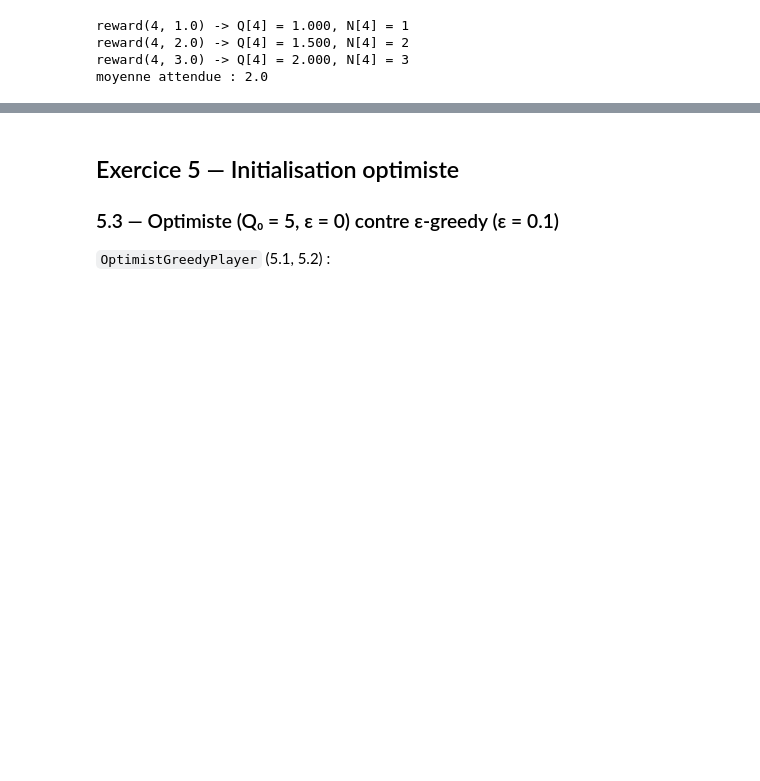
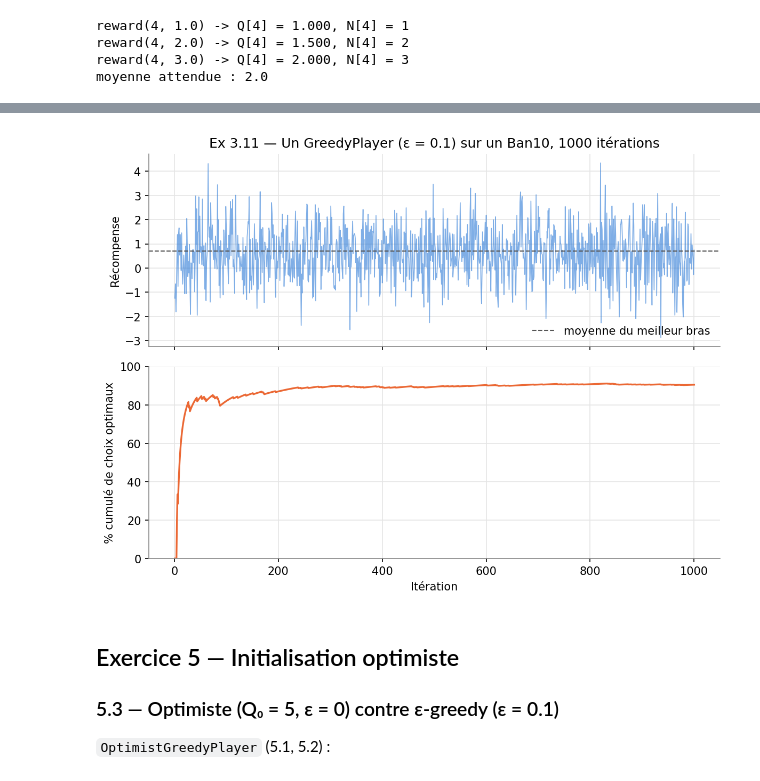
Before and after one commit to ElSyna/M2-T1-ML-Bandit-Manchot, a Jupyter notebook: tp_bandit.ipynb, the cells around one changed output, grey strips where cells are left out. Cells and saved outputs as stored; diff of their text form; code cells hidden in the pictures; blank space fills up the shorter version.

Commit message:
Partie Icham

```diff
--- a/tp_bandit.ipynb
+++ b/tp_bandit.ipynb
@@ -240,0 +253,26 @@ moyenne attendue : 2.0
+# %%
+def play_one_run(player, ban, steps=1000, verbose=True):
+    rewards, optimal = [], []
+    for t in range(1, steps + 1):
+        action = player.get_action()          # le joueur choisit un levier
+        value = ban.play(action)              # le Ban10 renvoie la récompense
+        player.reward(action, value)          # le joueur met à jour Q et N
+        is_optimal = action == ban.best_action
+        rewards.append(value)
+        optimal.append(is_optimal)
+        if verbose and (t <= 10 or t > steps - 5):
+            print(f"t = {t:4d} | action = {action} | récompense = {value:+.3f}"
+                  f" | optimal = {is_optimal}")
+        elif verbose and t == 11:
+            print("   ...")
+    return np.array(rewards), np.array(optimal)
+# %%
+random.seed(SEED)
+ban = Ban10()
+player = GreedyPlayer(10, eps=0.1)
+print("meilleur bras :", ban.best_action,
+      "| vraies moyennes :", [round(b.avg, 2) for b in ban.bandits])
+rewards, optimal = play_one_run(player, ban)
+print(f"\nrécompense moyenne = {rewards.mean():.3f} | choix optimaux = {optimal.mean():.1%}")
+print("N =", player.eval_count)
+print("Q =", [round(q, 2) for q in player.action_values])
@@ -241,3 +297,21 @@ moyenne attendue : 2.0
+# %%
+steps = np.arange(1, len(rewards) + 1)
+fig, (ax1, ax2) = plt.subplots(2, 1, figsize=(8, 6), sharex=True)
+ax1.plot(steps, rewards, color=COLORS[0], alpha=0.6, linewidth=0.8)
+ax1.axhline(max(b.avg for b in ban.bandits), color="#555555", linestyle="--",
+            linewidth=1, label="moyenne du meilleur bras")
+ax1.set_ylabel("Récompense")
+ax1.set_title("Ex 3.11 — Un GreedyPlayer (ε = 0.1) sur un Ban10, 1000 itérations")
+ax1.legend(frameon=False, loc="lower right")
+ax2.plot(steps, 100 * np.cumsum(optimal) / steps, color=COLORS[1])
+ax2.set_ylabel("% cumulé de choix optimaux")
+ax2.set_xlabel("Itération")
+ax2.set_ylim(0, 100)
+fig.tight_layout()
+fig.savefig("figures/ex3_11_une_partie.png")
+plt.show()
+# %% [output]
+[figure, added]
 # %% [markdown]
 ## Exercice 5 — Initialisation optimiste
 
```
Also changed, not shown: parts of 16 cells of this notebook, 8 other files.
